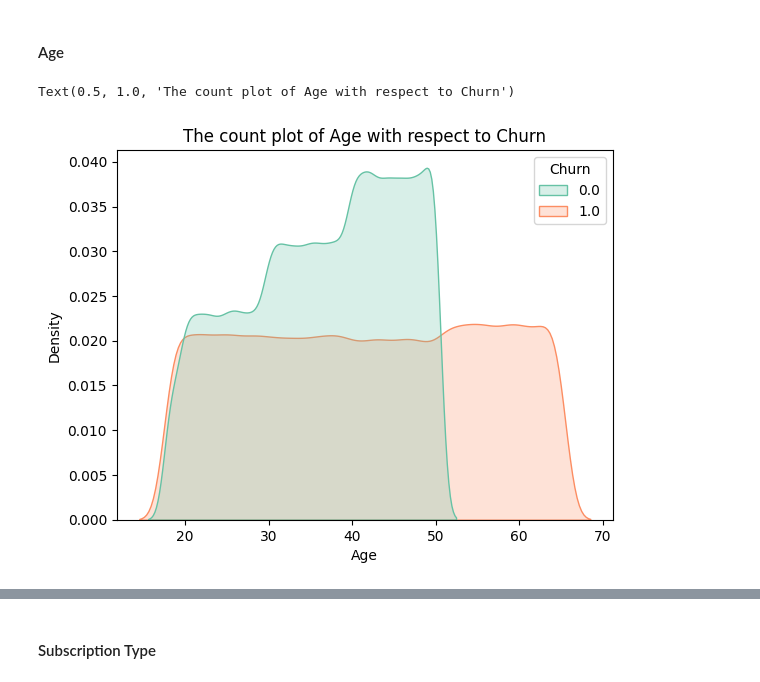
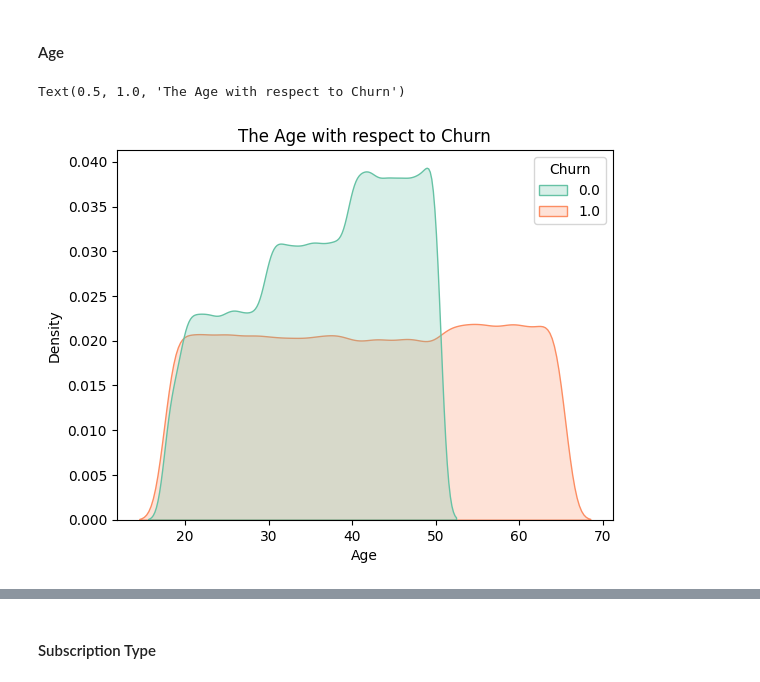
Before and after one commit to Alwin-Sajan/Churn-Project, a Jupyter notebook: Churn_Project.ipynb, the cells around one changed output, grey strips where cells are left out. Cells and saved outputs as stored; diff of their text form; code cells hidden in the pictures.

```diff
--- a/Churn_Project.ipynb
+++ b/Churn_Project.ipynb
@@ -120,15 +117,15 @@ df.head(5)
 # %%
 # 1. Age
 
 target_name = "Churn"
 particular_column = "Age"
 
 # plt.figure(figsize=(10, 6))
 sns.kdeplot(data=df, x='Age', hue='Churn', common_norm=False, fill=True, palette='Set2')
-plt.title(f'The count plot of {particular_column} with respect to {target_name}')
+plt.title(f'The {particular_column} with respect to {target_name}')
 # %% [output]
-Text(0.5, 1.0, 'The count plot of Age with respect to Churn')
+Text(0.5, 1.0, 'The Age with respect to Churn')
-[figure, old version]
+[figure, new version]
 # %%
 plt.figure(figsize=(20, 6))
 sns.barplot(data=df,x='Age',y='Churn',hue='Gender')
```
Also changed, not shown: parts of 21 cells of this notebook.
